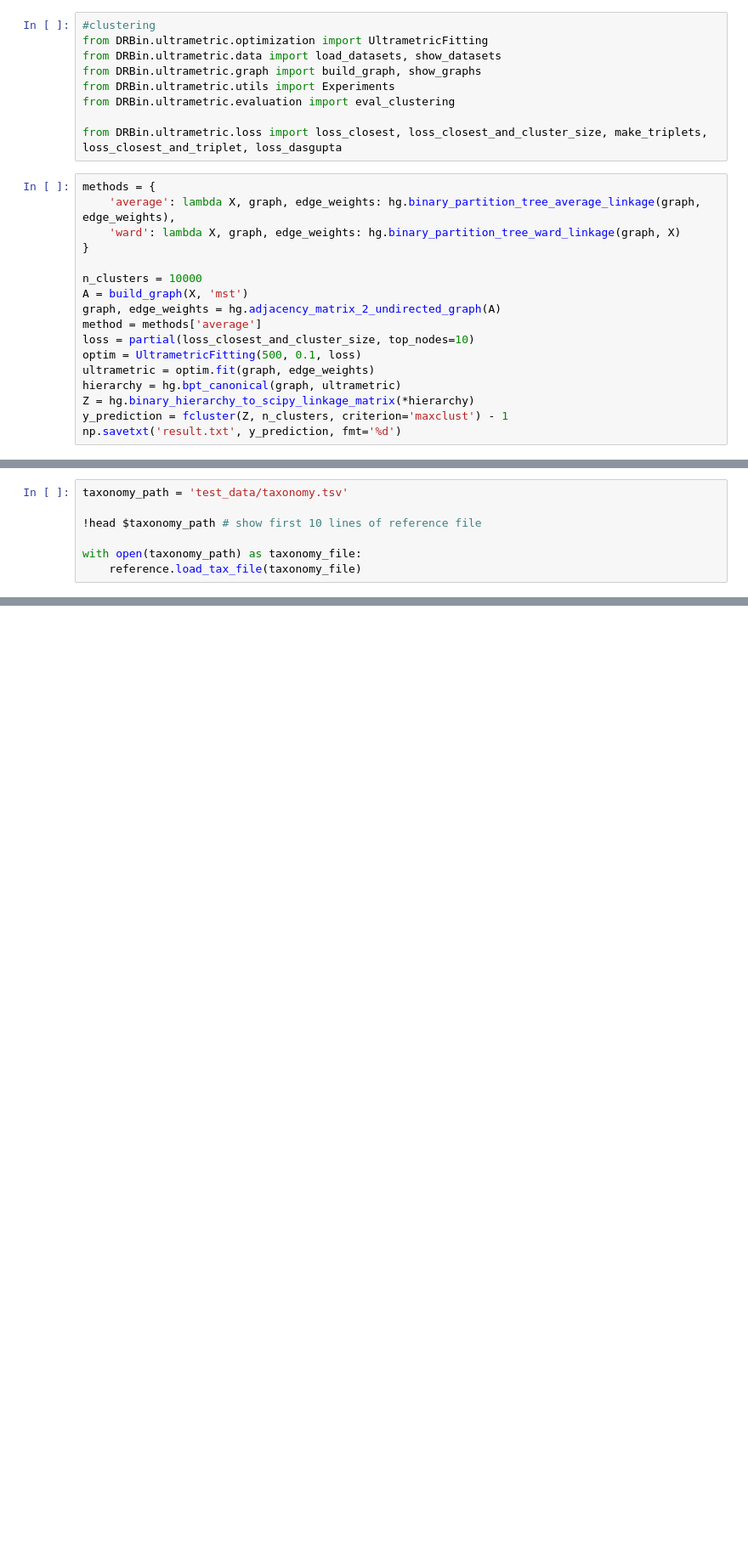
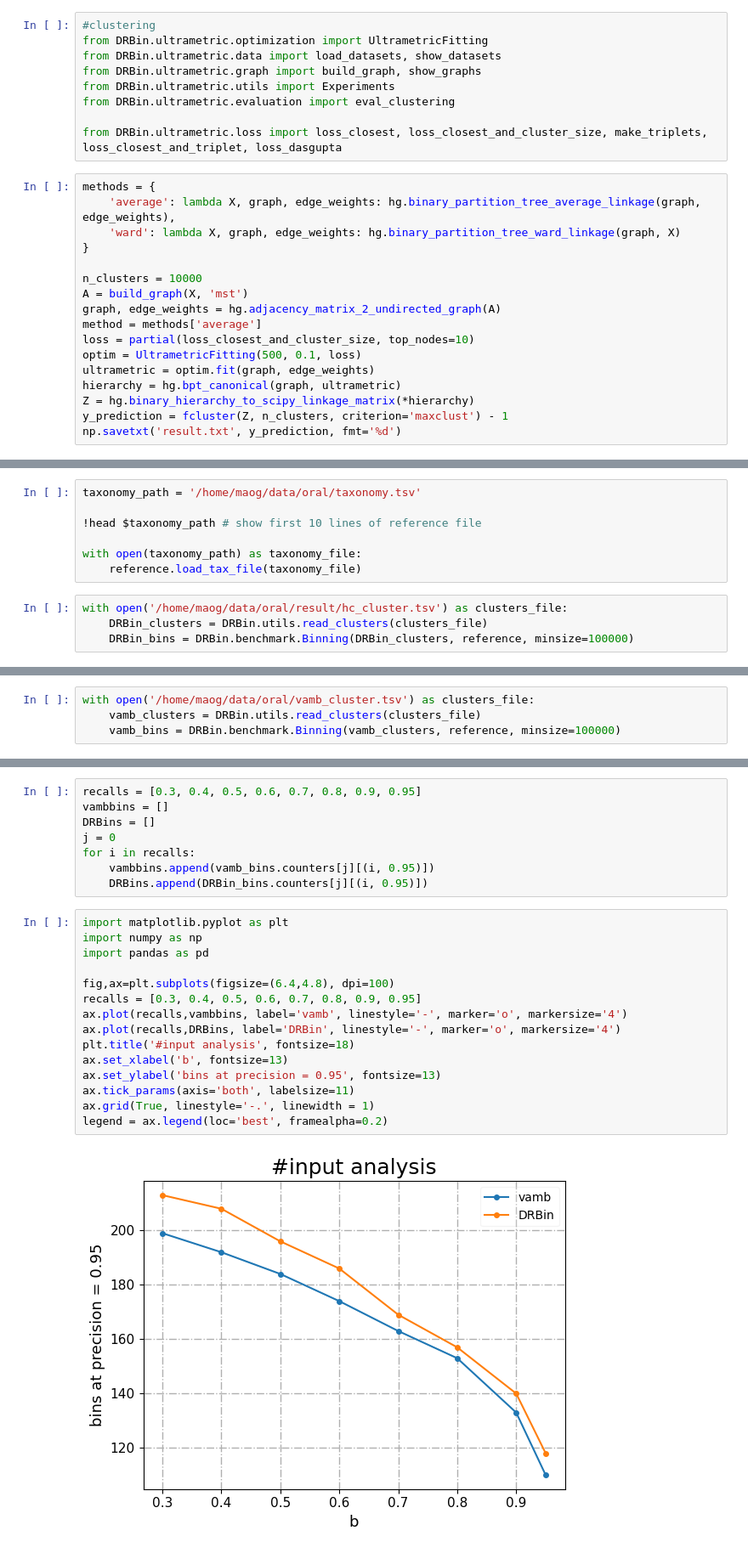
Before and after one commit to cqyks/DRBin, a Jupyter notebook: bechmark.ipynb, the cells around one changed output, grey strips where cells are left out. Shown at 85% size. Drawn from its saved outputs; the diff is of its cells as text; blank space fills up the shorter version.

```diff
--- a/bechmark.ipynb
+++ b/bechmark.ipynb
@@ -201,12 +214,16 @@ reference_path = 'test_data/reference.tsv'
 with open(reference_path) as reference_file:
     reference = DRBin.benchmark.Reference.from_file(reference_file)
 # %%
-taxonomy_path = 'test_data/taxonomy.tsv'
+taxonomy_path = '/home/maog/data/oral/taxonomy.tsv'
 
 !head $taxonomy_path # show first 10 lines of reference file
 
 with open(taxonomy_path) as taxonomy_file:
     reference.load_tax_file(taxonomy_file)
+# %%
+with open('/home/maog/data/oral/result/hc_cluster.tsv') as clusters_file:
+    DRBin_clusters = DRBin.utils.read_clusters(clusters_file)
+    DRBin_bins = DRBin.benchmark.Binning(DRBin_clusters, reference, minsize=100000)
 # %%
 print('DRBin bins:')
 for rank in DRBin_bins.summary():
@@ -213,0 +236,4 @@ for rank in DRBin_bins.summary():
+# %%
+with open('/home/maog/data/oral/vamb_cluster.tsv') as clusters_file:
+    vamb_clusters = DRBin.utils.read_clusters(clusters_file)
+    vamb_bins = DRBin.benchmark.Binning(vamb_clusters, reference, minsize=100000)
@@ -213,0 +249,25 @@ for rank in DRBin_bins.summary():
+# %%
+recalls = [0.3, 0.4, 0.5, 0.6, 0.7, 0.8, 0.9, 0.95]
+vambbins = []
+DRBins = []
+j = 0
+for i in recalls:
+    vambbins.append(vamb_bins.counters[j][(i, 0.95)])
+    DRBins.append(DRBin_bins.counters[j][(i, 0.95)])
+# %%
+import matplotlib.pyplot as plt
+import numpy as np
+import pandas as pd
+
+fig,ax=plt.subplots(figsize=(6.4,4.8), dpi=100)
+recalls = [0.3, 0.4, 0.5, 0.6, 0.7, 0.8, 0.9, 0.95]
+ax.plot(recalls,vambbins, label='vamb', linestyle='-', marker='o', markersize='4')
+ax.plot(recalls,DRBins, label='DRBin', linestyle='-', marker='o', markersize='4')
+plt.title('#input analysis', fontsize=18)
+ax.set_xlabel('b', fontsize=13)
+ax.set_ylabel('bins at precision = 0.95', fontsize=13)
+ax.tick_params(axis='both', labelsize=11)
+ax.grid(True, linestyle='-.', linewidth = 1)
+legend = ax.legend(loc='best', framealpha=0.2)
+# %% [output]
+[figure, added]
```
Also changed, not shown: parts of 11 cells of this notebook, 6 other files.
